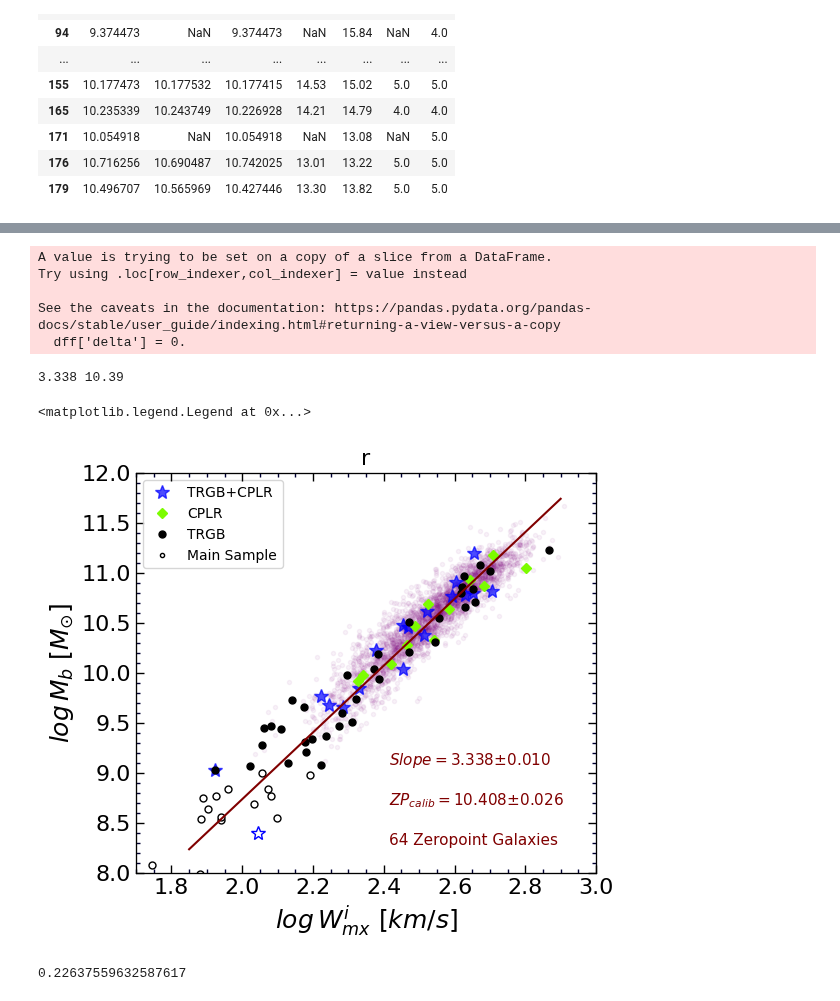
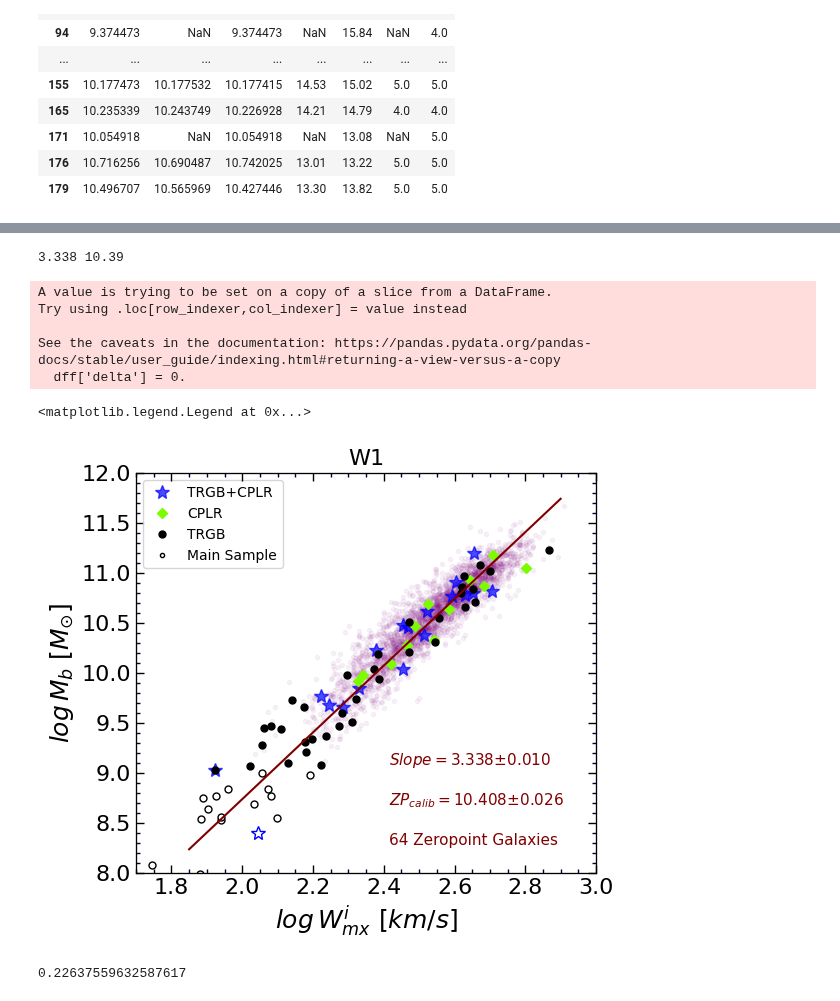
Before and after one commit to ekourkchi/test_TFRcatal, a Jupyter notebook: BTFR_MLratio_W1.ipynb, the cells around one changed output, grey strips where cells are left out. Drawn from its saved outputs; the diff is of its cells as text; code cells hidden in the pictures.

Commit message:
updating plots

```diff
--- a/BTFR_MLratio_W1.ipynb
+++ b/BTFR_MLratio_W1.ipynb
@@ -487,41 +545,41 @@ w = np.linspace(1.85,2.9,100)
 ax.plot(w, m0*(w-2.5) + zp_calib, '-', color='maroon')
 print(m0,b0)
 
 
 ax.set_xlabel(r'$log \/ W_{mx}^i \/\/[km/s]$', fontsize=18)
 # ax.set_ylabel(r'$log \/ \widetilde{M}_b \/\/ [M_{\odot}]$', fontsize=18)
 ax.set_ylabel(r'$log \/ M_b \/\/ [M_{\odot}]$', fontsize=18)
 set_axes(ax, (1.7,3), (8,12))
 
-ax.set_title("r", fontsize=16)
+ax.set_title("W1", fontsize=16)
 
 # Ylm = ax.get_ylim() ; Xlm = ax.get_xlim()
 # x0 = 0.95*Xlm[0]+0.05*Xlm[1]
 # y0 = 0.1*Ylm[0]+0.9*Ylm[1]
 # ax.text(x0,y0, r"$Slope = $"+"%.3f" % m0+'$\pm$'+"%.3f" % dm0, fontsize=12, color='k')
 # y0 = 0.2*Ylm[0]+0.8*Ylm[1]
 # ax.text(x0,y0, r"$ZP_{75} = $"+"%.3f" % b0+'$\pm$'+"%.3f" % db0, fontsize=12, color='k')
 
 
 Ylm = ax.get_ylim() ; Xlm = ax.get_xlim()
 x0 = 0.45*Xlm[0]+0.55*Xlm[1]
 y0 = 0.93*Ylm[0]+0.07*Ylm[1]
 ax.text(x0,y0, "%d"%len(Xe[BB>9])+' Zeropoint Galaxies', fontsize=11, color='maroon')
 y0 = 0.83*Ylm[0]+0.17*Ylm[1]
 ax.text(x0,y0, r"$ZP_{calib} = $"+"%.3f" % zp_calib+'$\pm$'+"%.3f" % zp_calib_e, fontsize=11, color='maroon')
 y0 = 0.73*Ylm[0]+0.27*Ylm[1]
 ax.text(x0,y0, r"$Slope = $"+"%.3f" % m0+'$\pm$'+"%.3f" % dm0, fontsize=11, color='maroon')
 
 ax.legend(loc=2)
 # %% [output]
-A value is trying to be set on a copy of a slice from a DataFrame.
-Try using .loc[row_indexer,col_indexer] = value instead
-
-See the caveats in the documentation: https://pandas.pydata.org/pandas-docs/stable/user_guide/indexing.html#returning-a-view-versus-a-copy
-  dff['delta'] = 0.
+3.338 10.39
-3.338 10.39
+A value is trying to be set on a copy of a slice from a DataFrame.
+Try using .loc[row_indexer,col_indexer] = value instead
+
+See the caveats in the documentation: https://pandas.pydata.org/pandas-docs/stable/user_guide/indexing.html#returning-a-view-versus-a-copy
+  dff['delta'] = 0.
 <matplotlib.legend.Legend at 0x...>
-[figure, old version]
+[figure, new version]
 # %%
 np.std(Y[(Y<11.5)&(Y>9.0)] - (m0*(X[(Y<11.5)&(Y>9.0)]-2.5) + zp_calib))
 # %% [output]
```
Also changed, not shown: parts of 11 cells of this notebook, 5 other files.
